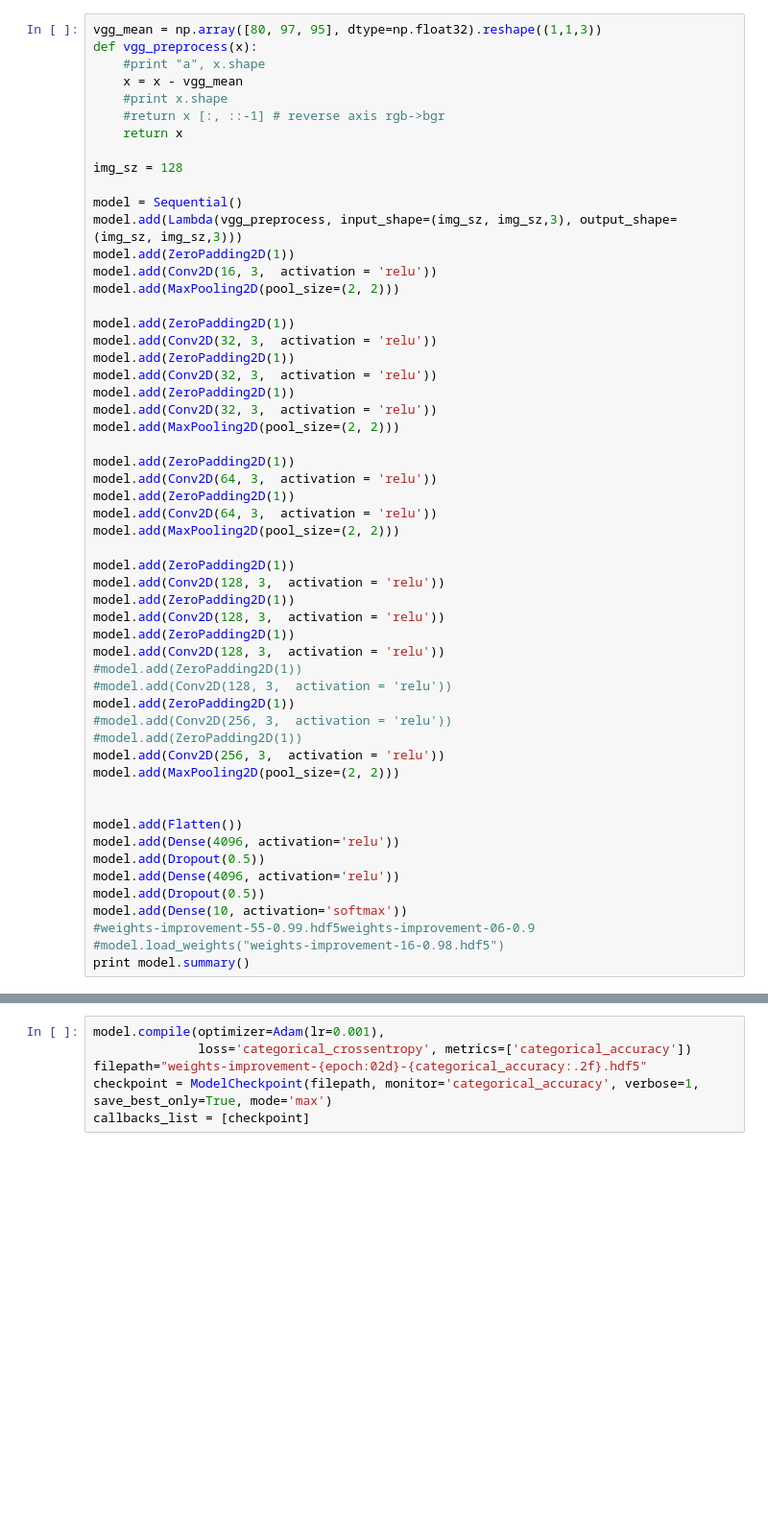
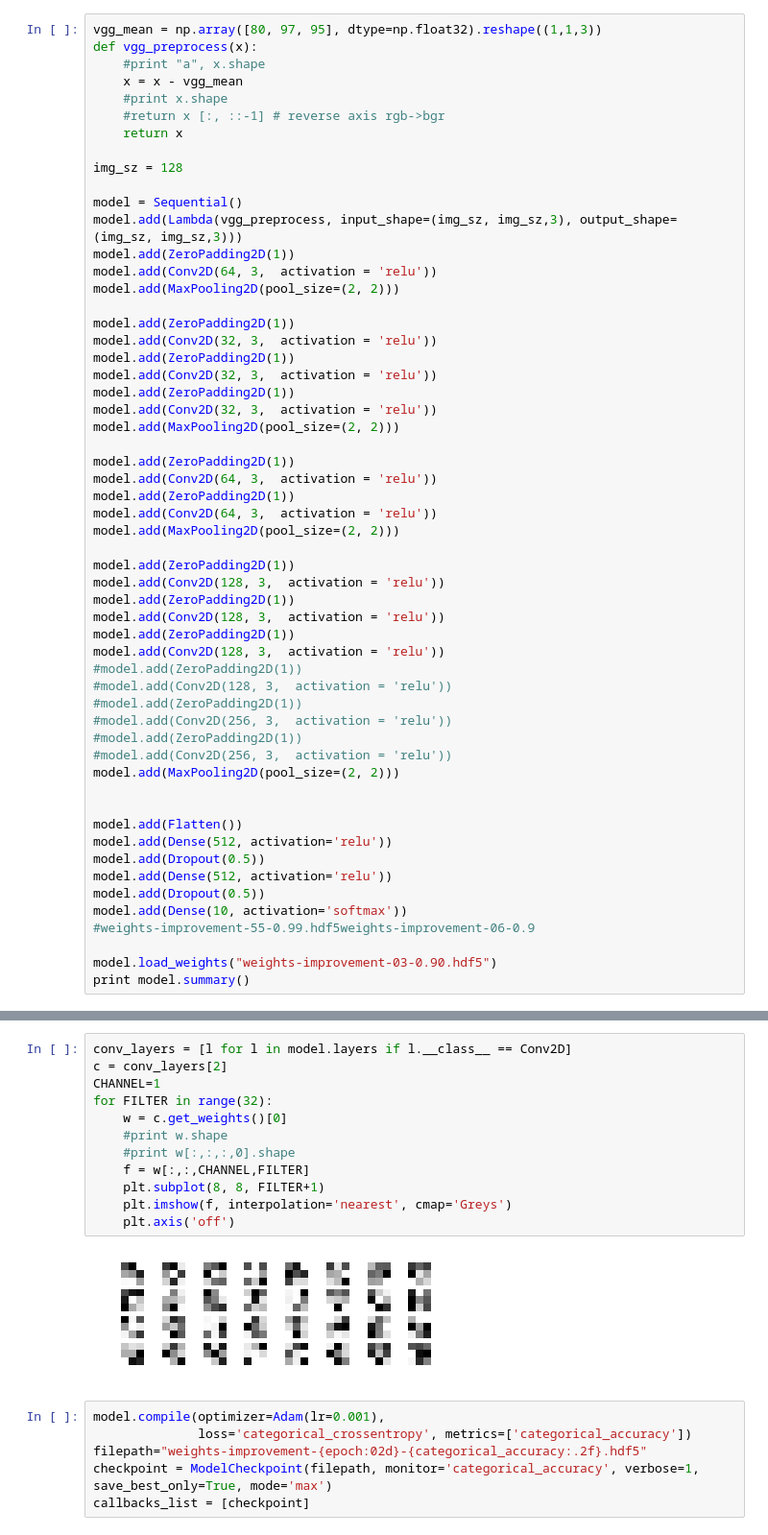
Before and after one commit to hyuen/deeplearning, a Jupyter notebook: distracted_driving/small_model.ipynb, the cells around one changed output, grey strips where cells are left out. Shown at 96% size. Drawn from its saved outputs; the diff is of its cells as text; blank space fills up the shorter version.

```diff
--- a/distracted_driving/small_model.ipynb
+++ b/distracted_driving/small_model.ipynb
@@ -28,7 +29,7 @@ img_sz = 128
 model = Sequential()
 model.add(Lambda(vgg_preprocess, input_shape=(img_sz, img_sz,3), output_shape=(img_sz, img_sz,3)))
 model.add(ZeroPadding2D(1))
-model.add(Conv2D(16, 3,  activation = 'relu'))
+model.add(Conv2D(64, 3,  activation = 'relu'))
 model.add(MaxPooling2D(pool_size=(2, 2)))
 
 model.add(ZeroPadding2D(1))
@@ -53,21 +54,22 @@ model.add(ZeroPadding2D(1))
 model.add(Conv2D(128, 3,  activation = 'relu'))
 #model.add(ZeroPadding2D(1))
 #model.add(Conv2D(128, 3,  activation = 'relu'))
-model.add(ZeroPadding2D(1))
+#model.add(ZeroPadding2D(1))
 #model.add(Conv2D(256, 3,  activation = 'relu'))
 #model.add(ZeroPadding2D(1))
-model.add(Conv2D(256, 3,  activation = 'relu'))
+#model.add(Conv2D(256, 3,  activation = 'relu'))
 model.add(MaxPooling2D(pool_size=(2, 2)))
 
 
 model.add(Flatten())
-model.add(Dense(4096, activation='relu'))
+model.add(Dense(512, activation='relu'))
 model.add(Dropout(0.5))
-model.add(Dense(4096, activation='relu'))
+model.add(Dense(512, activation='relu'))
 model.add(Dropout(0.5))
 model.add(Dense(10, activation='softmax'))
 #weights-improvement-55-0.99.hdf5weights-improvement-06-0.9
-#model.load_weights("weights-improvement-16-0.98.hdf5")
+
+model.load_weights("weights-improvement-03-0.90.hdf5")
 print model.summary()
 # %% [output]
 _________________________________________________________________
@@ -118,3 +128,17 @@ plt.imshow(vgg_preprocess(i[0][6]))
+# %%
+conv_layers = [l for l in model.layers if l.__class__ == Conv2D]
+c = conv_layers[2]
+CHANNEL=1
+for FILTER in range(32):
+    w = c.get_weights()[0]
+    #print w.shape
+    #print w[:,:,:,0].shape
+    f = w[:,:,CHANNEL,FILTER]
+    plt.subplot(8, 8, FILTER+1)
+    plt.imshow(f, interpolation='nearest', cmap='Greys')
+    plt.axis('off')
+# %% [output]
+[figure, added]
 # %%
 model.compile(optimizer=Adam(lr=0.001),
               loss='categorical_crossentropy', metrics=['categorical_accuracy'])
```
Also changed, not shown: parts of 7 cells of this notebook.
